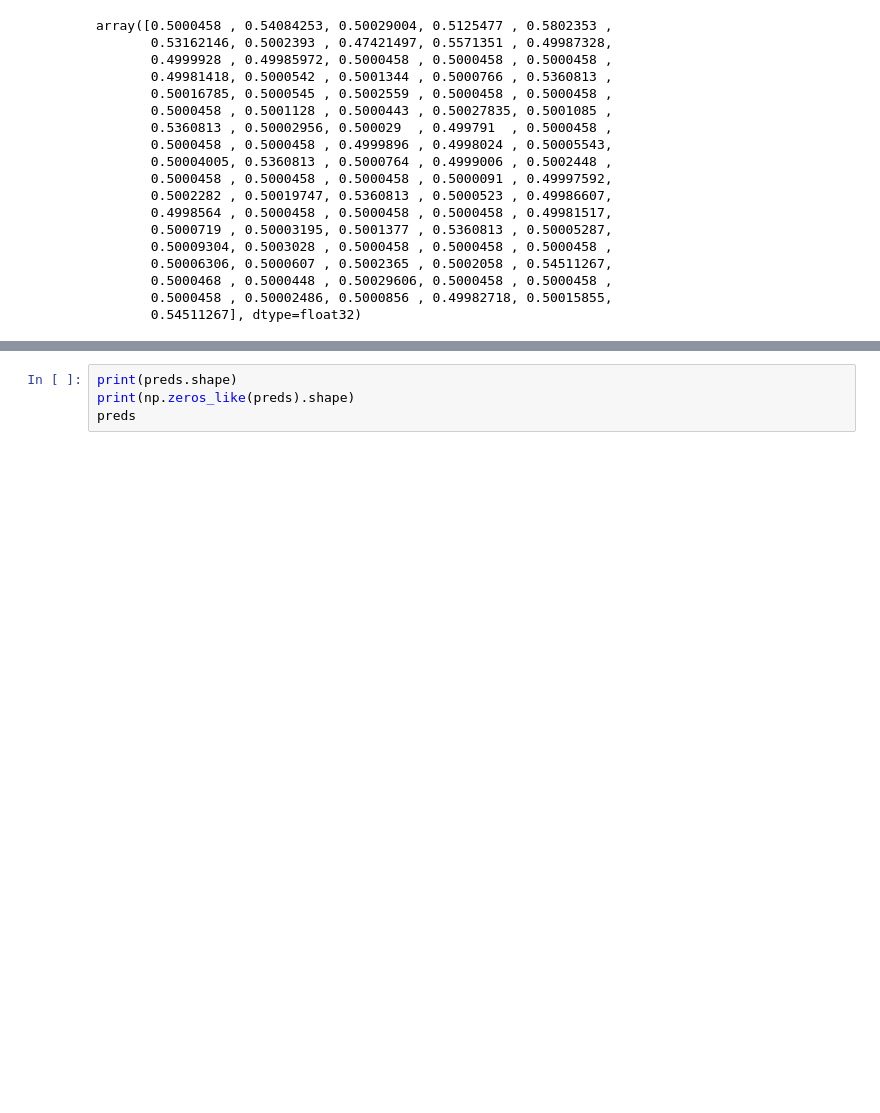
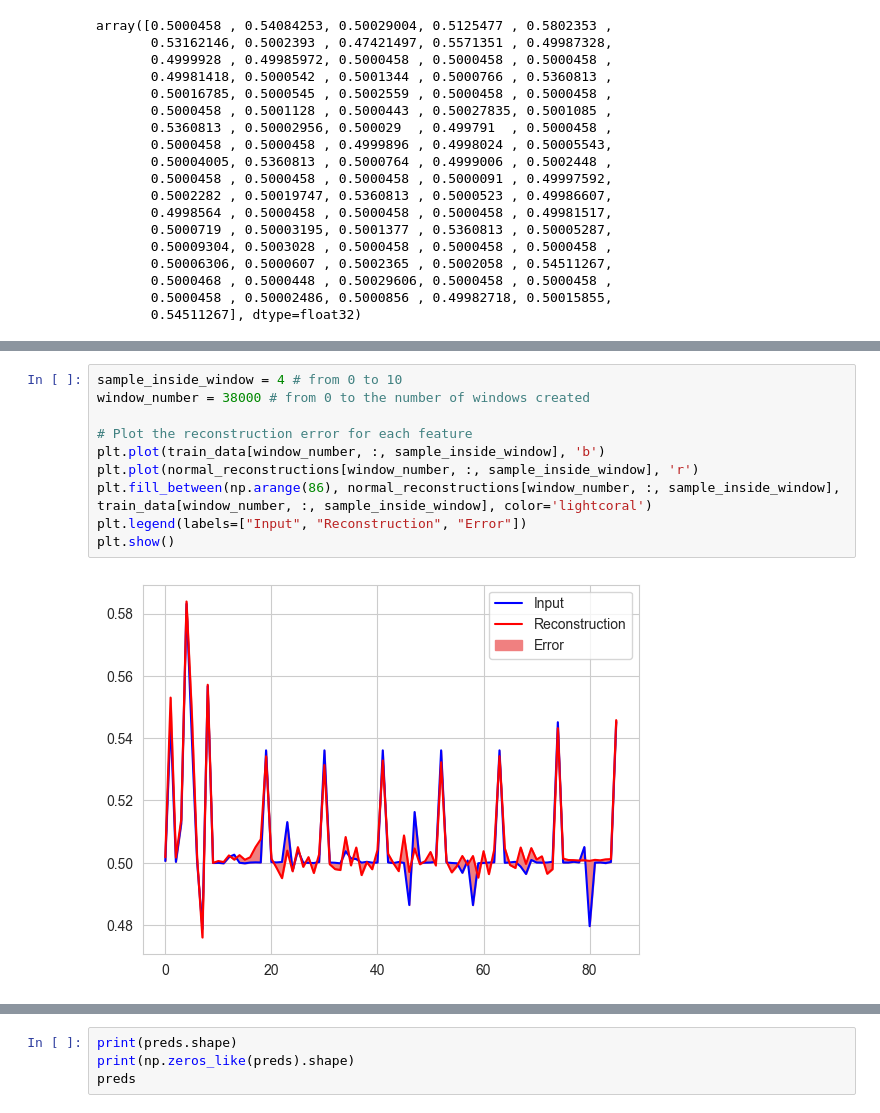
Before and after one commit to Giobordi/ML_application_project, a Jupyter notebook: AM01.ipynb, the cells around one changed output, grey strips where cells are left out. Cells and saved outputs as stored; diff of their text form; blank space fills up the shorter version.

```diff
--- a/AM01.ipynb
+++ b/AM01.ipynb
@@ -330 +344,13 @@ train_loss = tf.keras.losses.mse(reconstructions, train_data)
+# %%
+sample_inside_window = 4 # from 0 to 10
+window_number = 38000 # from 0 to the number of windows created
+
+# Plot the reconstruction error for each feature
+plt.plot(train_data[window_number, :, sample_inside_window], 'b')
+plt.plot(normal_reconstructions[window_number, :, sample_inside_window], 'r')
+plt.fill_between(np.arange(86), normal_reconstructions[window_number, :, sample_inside_window], train_data[window_number, :, sample_inside_window], color='lightcoral')
+plt.legend(labels=["Input", "Reconstruction", "Error"])
+plt.show()
+# %% [output]
+[figure, added]
 # %%
```
Also changed, not shown: parts of 13 cells of this notebook.
